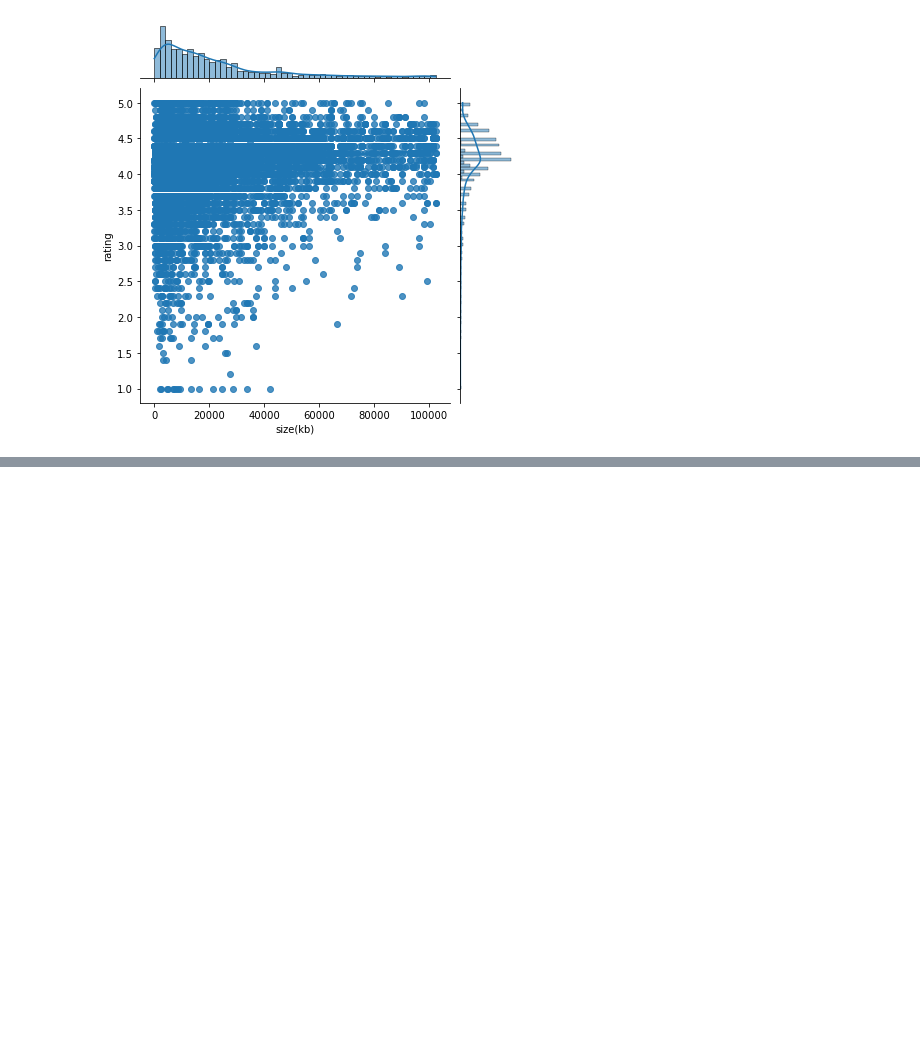
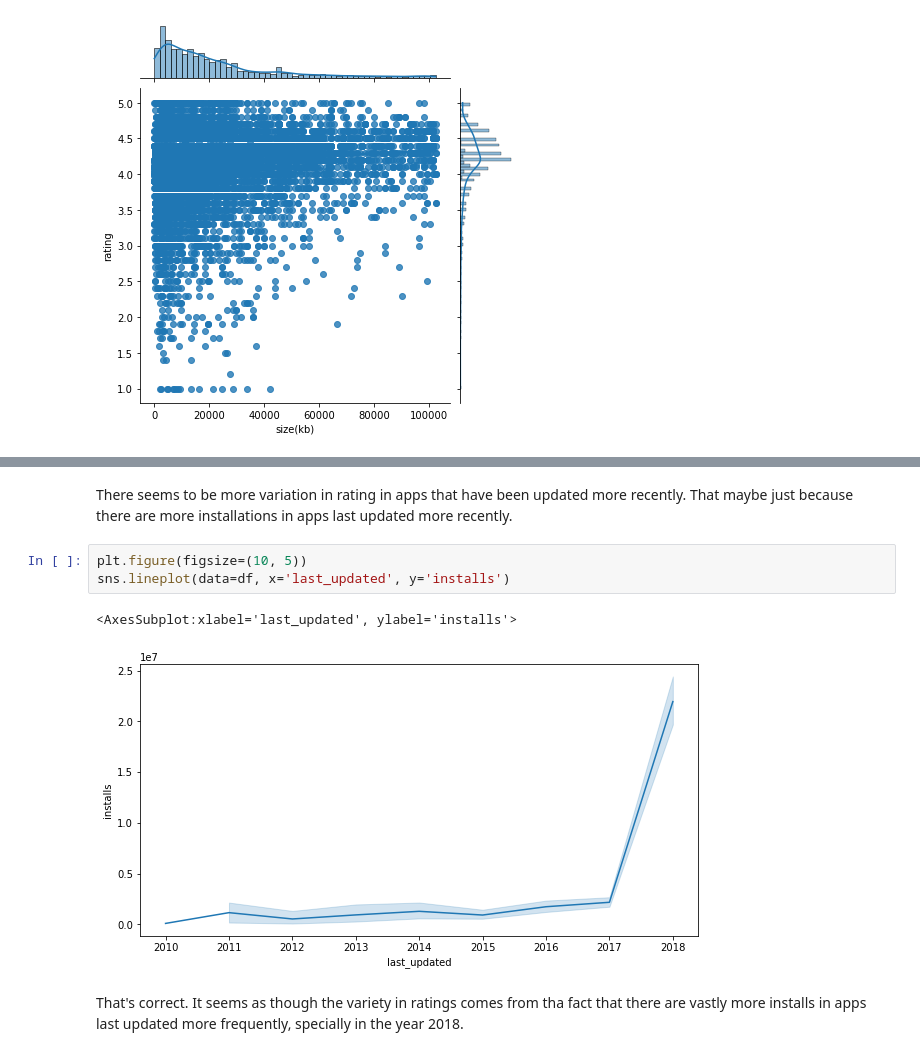
Before and after one commit to Rosiee0312/Google_Play_Store, a Jupyter notebook: Data_cleaning_EDA.ipynb, the cells around one changed output, grey strips where cells are left out. Drawn from its saved outputs; the diff is of its cells as text; blank space fills up the shorter version.

```diff
--- a/Data_cleaning_EDA.ipynb
+++ b/Data_cleaning_EDA.ipynb
@@ -544,0 +626,10 @@ sns.jointplot(data=df, x='size(kb)', y = 'rating', kind='reg')
+# %% [markdown]
+There seems to be more variation in rating in apps that have been updated more recently. That maybe just because there are more installations in apps last updated more recently.
+# %%
+plt.figure(figsize=(10, 5))
+sns.lineplot(data=df, x='last_updated', y='installs')
+# %% [output]
+<AxesSubplot:xlabel='last_updated', ylabel='installs'>
+[figure, added]
+# %% [markdown]
+That's correct. It seems as though the variety in ratings comes from tha fact that there are vastly more installs in apps last updated more frequently, specially in the year 2018.
```
Also changed, not shown: parts of 42 cells of this notebook.
